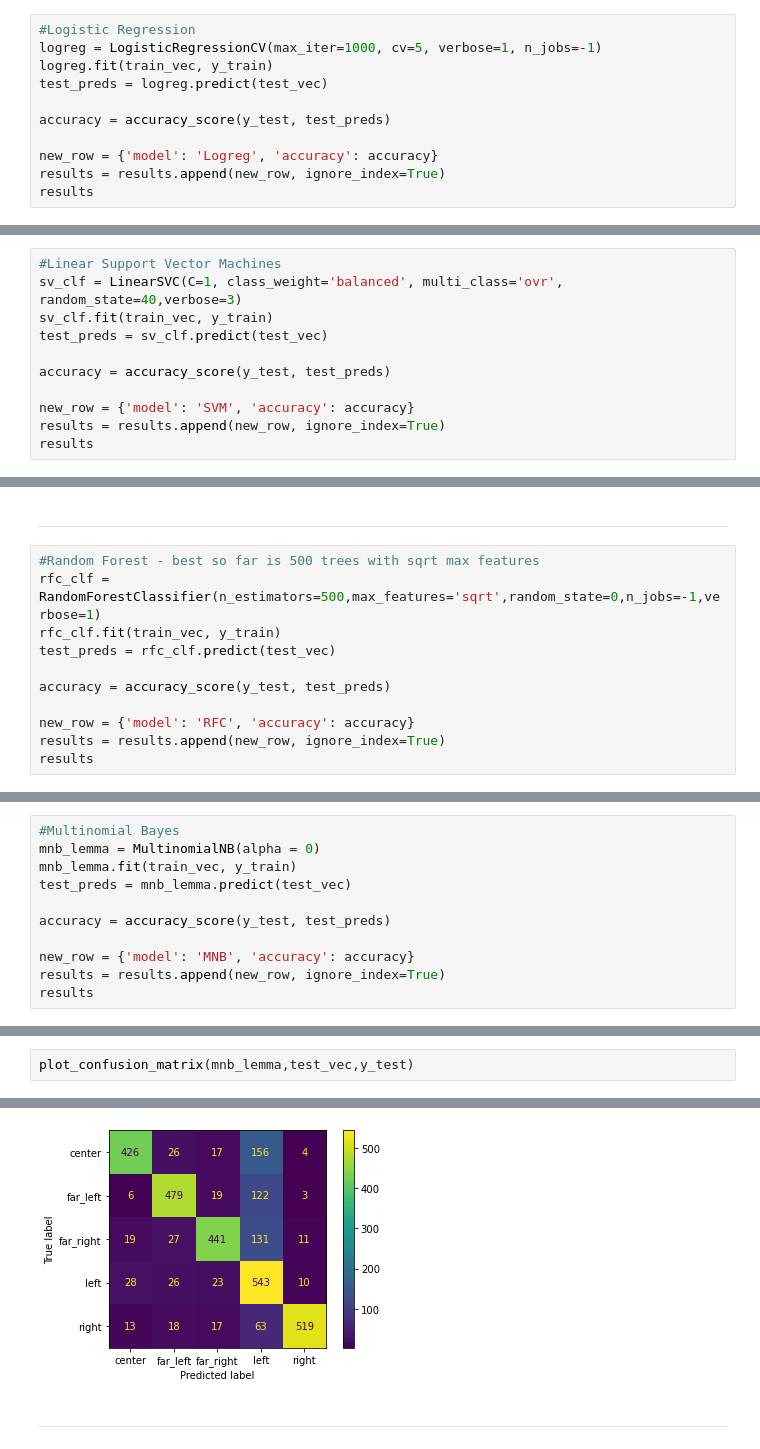
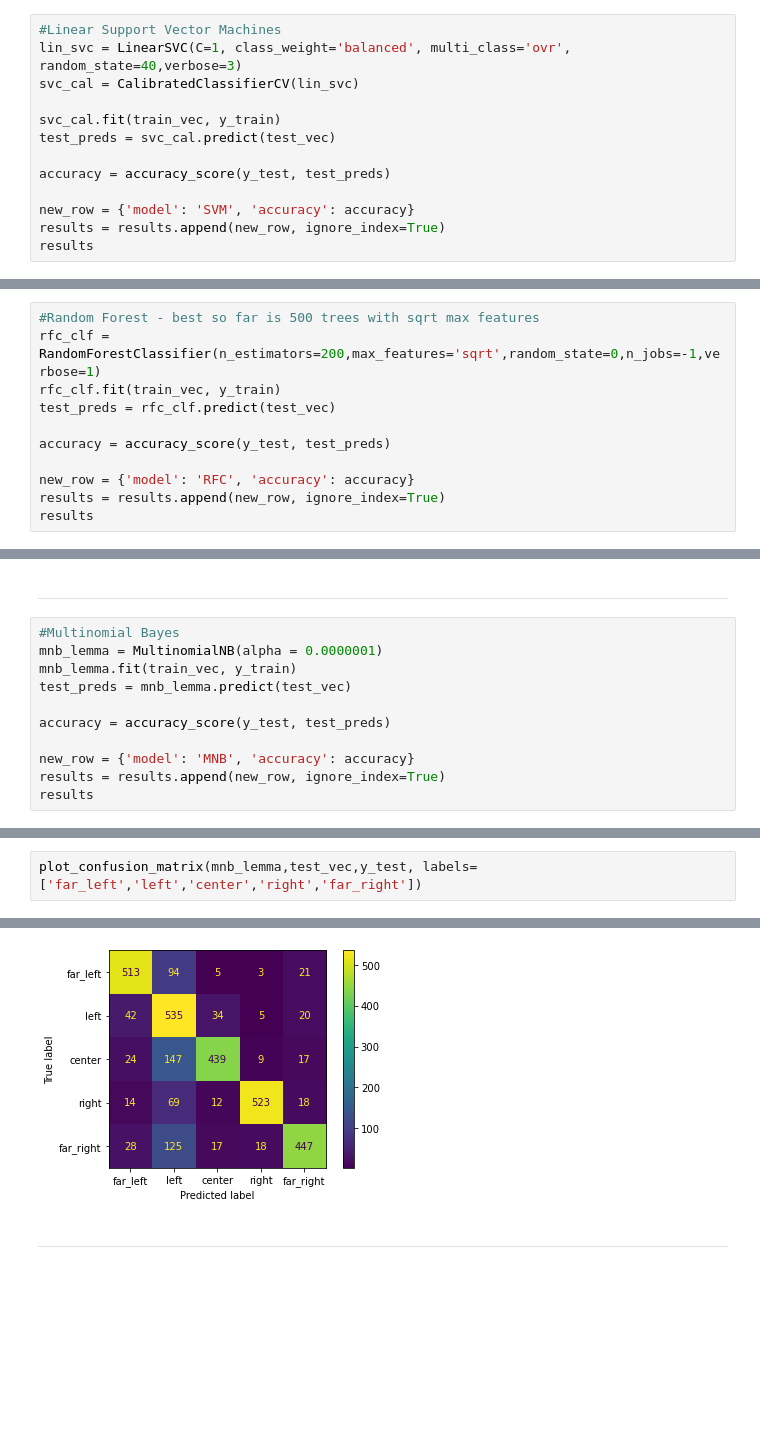
Before and after one commit to man-of-moose/web_articles_spin, a Jupyter notebook: newsapi_data_analysis.ipynb, the cells around one changed output, grey strips where cells are left out. Saved outputs shown, nothing was run; the diff lists cells and outputs as text; blank space fills up the shorter version.

```diff
--- a/newsapi_data_analysis.ipynb
+++ b/newsapi_data_analysis.ipynb
@@ -332,12 +315,14 @@ results
 # %%
-#Logistic Regression
-logreg = LogisticRegressionCV(max_iter=1000, cv=5, verbose=1, n_jobs=-1)
-logreg.fit(train_vec, y_train)
-test_preds = logreg.predict(test_vec)
+#Linear Support Vector Machines
+lin_svc = LinearSVC(C=1, class_weight='balanced', multi_class='ovr', random_state=40,verbose=3)
+svc_cal = CalibratedClassifierCV(lin_svc)
+
+svc_cal.fit(train_vec, y_train)
+test_preds = svc_cal.predict(test_vec)
 
 accuracy = accuracy_score(y_test, test_preds)
 
-new_row = {'model': 'Logreg', 'accuracy': accuracy}
+new_row = {'model': 'SVM', 'accuracy': accuracy}
 results = results.append(new_row, ignore_index=True)
 results
 # %% [output]
@@ -347,14 +340,14 @@ plot_confusion_matrix(logreg,test_vec,y_test)
 # %% [markdown]
 ------------
 # %%
-#Linear Support Vector Machines
-sv_clf = LinearSVC(C=1, class_weight='balanced', multi_class='ovr', random_state=40,verbose=3)
-sv_clf.fit(train_vec, y_train)
-test_preds = sv_clf.predict(test_vec)
+#Random Forest - best so far is 500 trees with sqrt max features
+rfc_clf = RandomForestClassifier(n_estimators=200,max_features='sqrt',random_state=0,n_jobs=-1,verbose=1)
+rfc_clf.fit(train_vec, y_train)
+test_preds = rfc_clf.predict(test_vec)
 
 accuracy = accuracy_score(y_test, test_preds)
 
-new_row = {'model': 'SVM', 'accuracy': accuracy}
+new_row = {'model': 'RFC', 'accuracy': accuracy}
 results = results.append(new_row, ignore_index=True)
 results
 # %% [output]
@@ -370,14 +375,14 @@ plot_confusion_matrix(sv_clf,test_vec,y_test)
 # %% [markdown]
 ------------
 # %%
-#Random Forest - best so far is 500 trees with sqrt max features
-rfc_clf = RandomForestClassifier(n_estimators=500,max_features='sqrt',random_state=0,n_jobs=-1,verbose=1)
-rfc_clf.fit(train_vec, y_train)
-test_preds = rfc_clf.predict(test_vec)
+#Multinomial Bayes
+mnb_lemma = MultinomialNB(alpha = 0.0000001)
+mnb_lemma.fit(train_vec, y_train)
+test_preds = mnb_lemma.predict(test_vec)
 
 accuracy = accuracy_score(y_test, test_preds)
 
-new_row = {'model': 'RFC', 'accuracy': accuracy}
+new_row = {'model': 'MNB', 'accuracy': accuracy}
 results = results.append(new_row, ignore_index=True)
 results
 # %% [output]
@@ -410,11 +393,0 @@ plot_confusion_matrix(rfc_clf,test_vec,y_test)
-# %%
-#Multinomial Bayes
-mnb_lemma = MultinomialNB(alpha = 0)
-mnb_lemma.fit(train_vec, y_train)
-test_preds = mnb_lemma.predict(test_vec)
-
-accuracy = accuracy_score(y_test, test_preds)
-
-new_row = {'model': 'MNB', 'accuracy': accuracy}
-results = results.append(new_row, ignore_index=True)
-results
@@ -427,8 +394,8 @@ results
 # %%
-plot_confusion_matrix(mnb_lemma,test_vec,y_test)
+plot_confusion_matrix(mnb_lemma,test_vec,y_test, labels=['far_left','left','center','right','far_right'])
 # %% [output]
 <sklearn.metrics._plot.confusion_matrix.ConfusionMatrixDisplay at 0x...>
-[figure, old version]
+[figure, new version]
 # %% [markdown]
 ----------
 # %%
```
Also changed, not shown: parts of 61 cells of this notebook, 24 other files.
